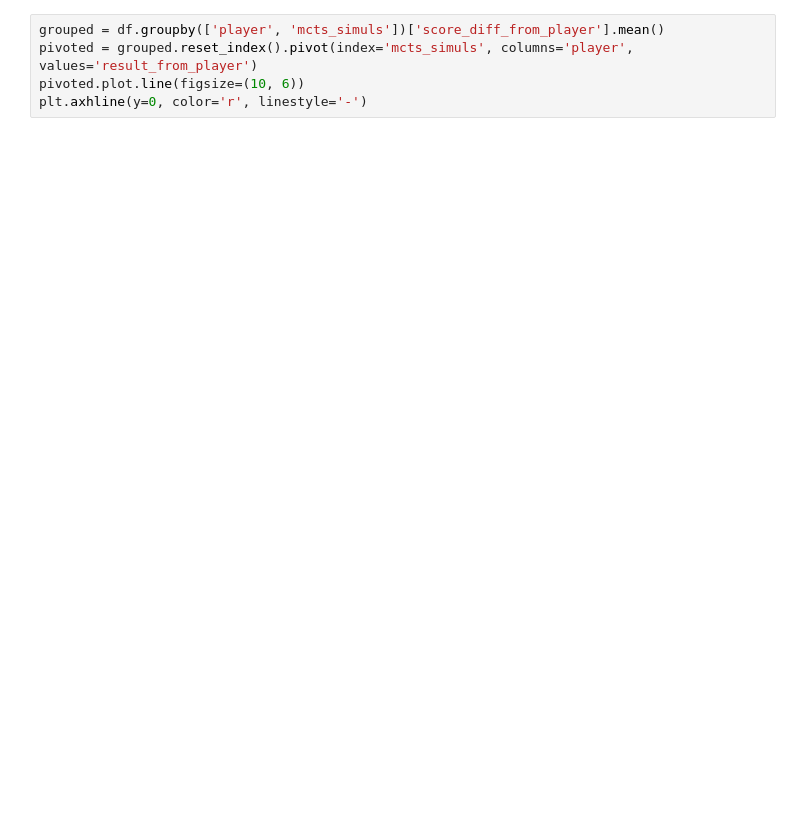
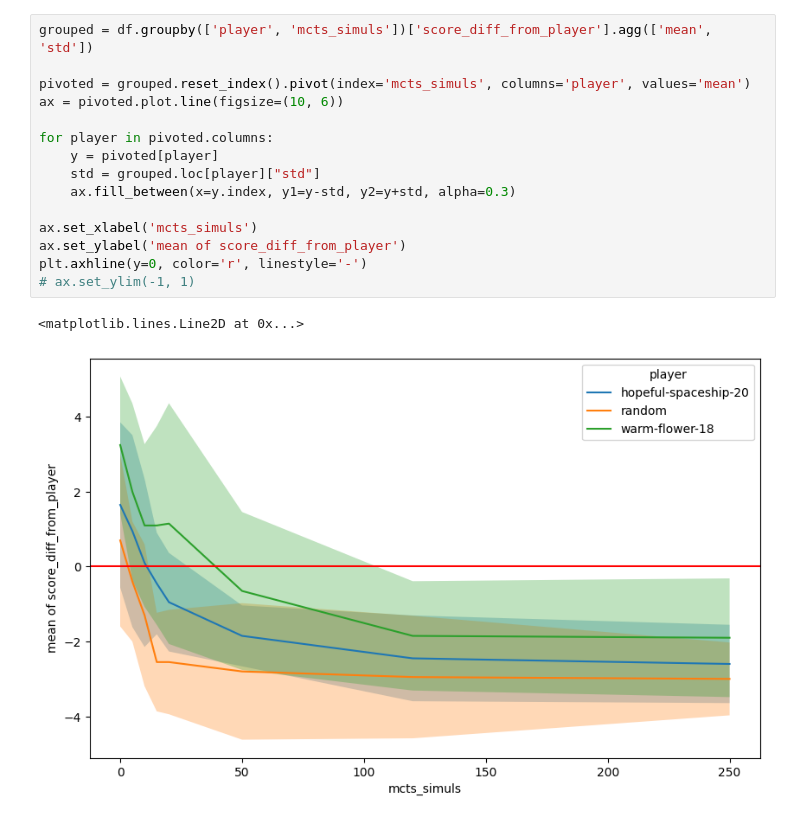
Before and after one commit to bodnara/ttt-rl-test, a Jupyter notebook: analysis.ipynb, the cells around one changed output. Cells and saved outputs as stored; diff of their text form; blank space fills up the shorter version.

```diff
--- a/analysis.ipynb
+++ b/analysis.ipynb
@@ -29,5 +39,18 @@ plt.axhline(y=0, color='r', linestyle='-')
 # %%
-grouped = df.groupby(['player', 'mcts_simuls'])['score_diff_from_player'].mean()
-pivoted = grouped.reset_index().pivot(index='mcts_simuls', columns='player', values='result_from_player')
-pivoted.plot.line(figsize=(10, 6))
+grouped = df.groupby(['player', 'mcts_simuls'])['score_diff_from_player'].agg(['mean', 'std'])
+
+pivoted = grouped.reset_index().pivot(index='mcts_simuls', columns='player', values='mean')
+ax = pivoted.plot.line(figsize=(10, 6))
+
+for player in pivoted.columns:
+    y = pivoted[player]
+    std = grouped.loc[player]["std"]
+    ax.fill_between(x=y.index, y1=y-std, y2=y+std, alpha=0.3)
+
+ax.set_xlabel('mcts_simuls')
+ax.set_ylabel('mean of score_diff_from_player')
 plt.axhline(y=0, color='r', linestyle='-')
+# ax.set_ylim(-1, 1)
+# %% [output]
+<matplotlib.lines.Line2D at 0x...>
+[figure, added]
```
Also changed, not shown: parts of 2 cells of this notebook, 3 other files.
